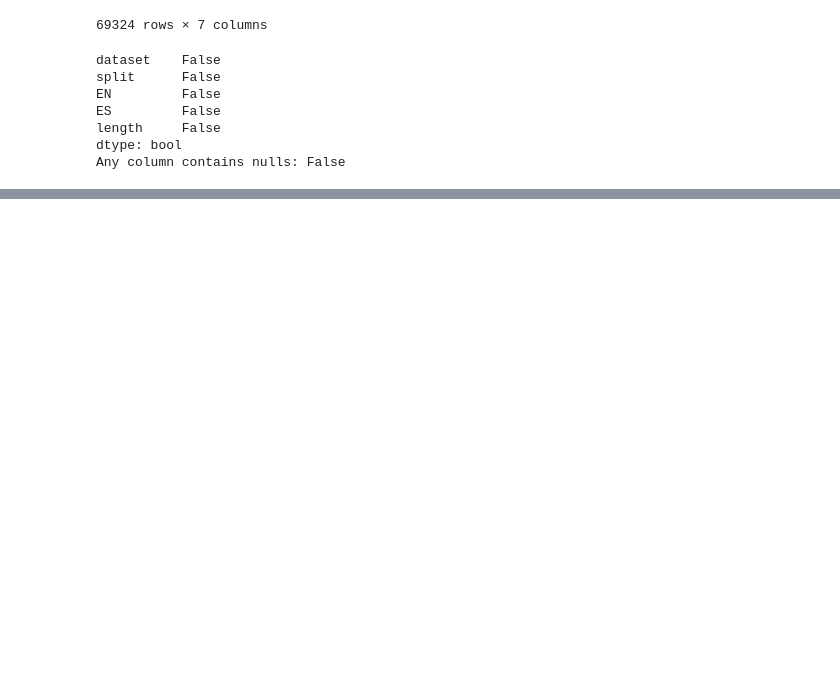
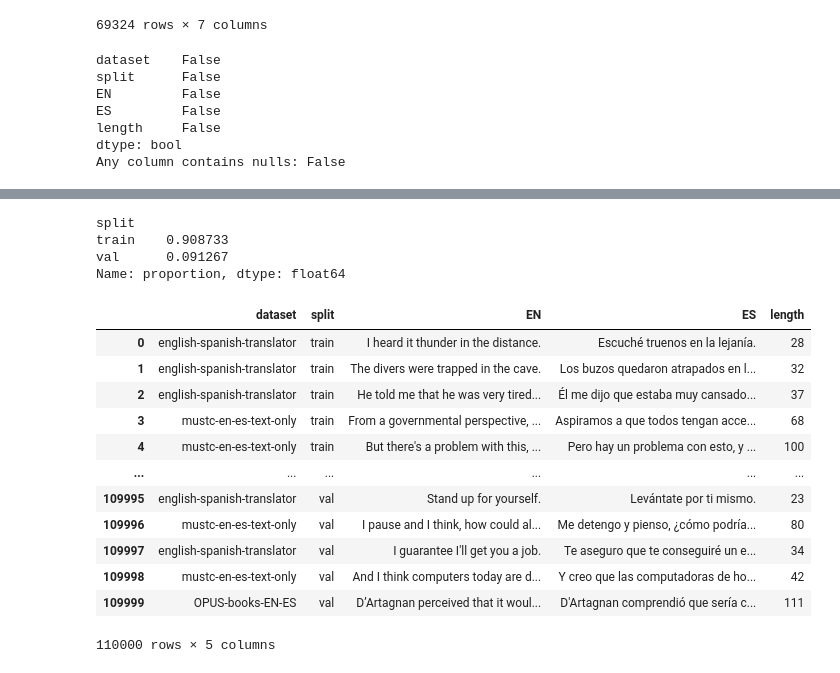
Before and after one commit to leobitz/en-es, a Jupyter notebook: augment-dataset.ipynb, the cells around one changed output, grey strips where cells are left out. Saved outputs shown, nothing was run; the diff lists cells and outputs as text; code cells hidden in the pictures; blank space fills up the shorter version.

```diff
--- a/augment-dataset.ipynb
+++ b/augment-dataset.ipynb
@@ -808,0 +828,25 @@ balanced_synthetic_df.to_parquet("exp-data/synthetic-en-es-data.parquet", index=
+# %%
+aug_df['split'].value_counts(normalize=True)
+# %% [output]
+split
+train    0.908733
+val      0.091267
+Name: proportion, dtype: float64
+# %%
+train_proc_df = pd.read_parquet("exp-data/en-es-train-val.parquet")
+# %%
+train_proc_df
+# %% [output]
+|  | dataset | split | EN | ES | length |
+| 0 | english-spanish-translator | train | I heard it thunder in the distance. | Escuché truenos en la lejanía. | 28 |
+| 1 | english-spanish-translator | train | The divers were trapped in the cave. | Los buzos quedaron atrapados en l... | 32 |
+| 2 | english-spanish-translator | train | He told me that he was very tired... | Él me dijo que estaba muy cansado... | 37 |
+| 3 | mustc-en-es-text-only | train | From a governmental perspective, ... | Aspiramos a que todos tengan acce... | 68 |
+| 4 | mustc-en-es-text-only | train | But there's a problem with this, ... | Pero hay un problema con esto, y ... | 100 |
+| ... | ... | ... | ... | ... | ... |
+| 109995 | english-spanish-translator | val | Stand up for yourself. | Levántate por ti mismo. | 23 |
+| 109996 | mustc-en-es-text-only | val | I pause and I think, how could al... | Me detengo y pienso, ¿cómo podría... | 80 |
+| 109997 | english-spanish-translator | val | I guarantee I'll get you a job. | Te aseguro que te conseguiré un e... | 34 |
+| 109998 | mustc-en-es-text-only | val | And I think computers today are d... | Y creo que las computadoras de ho... | 42 |
+| 109999 | OPUS-books-EN-ES | val | D’Artagnan perceived that it woul... | D'Artagnan comprendió que sería c... | 111 |
+110000 rows × 5 columns
```
Also changed, not shown: parts of 2 cells of this notebook, 3 other files.
